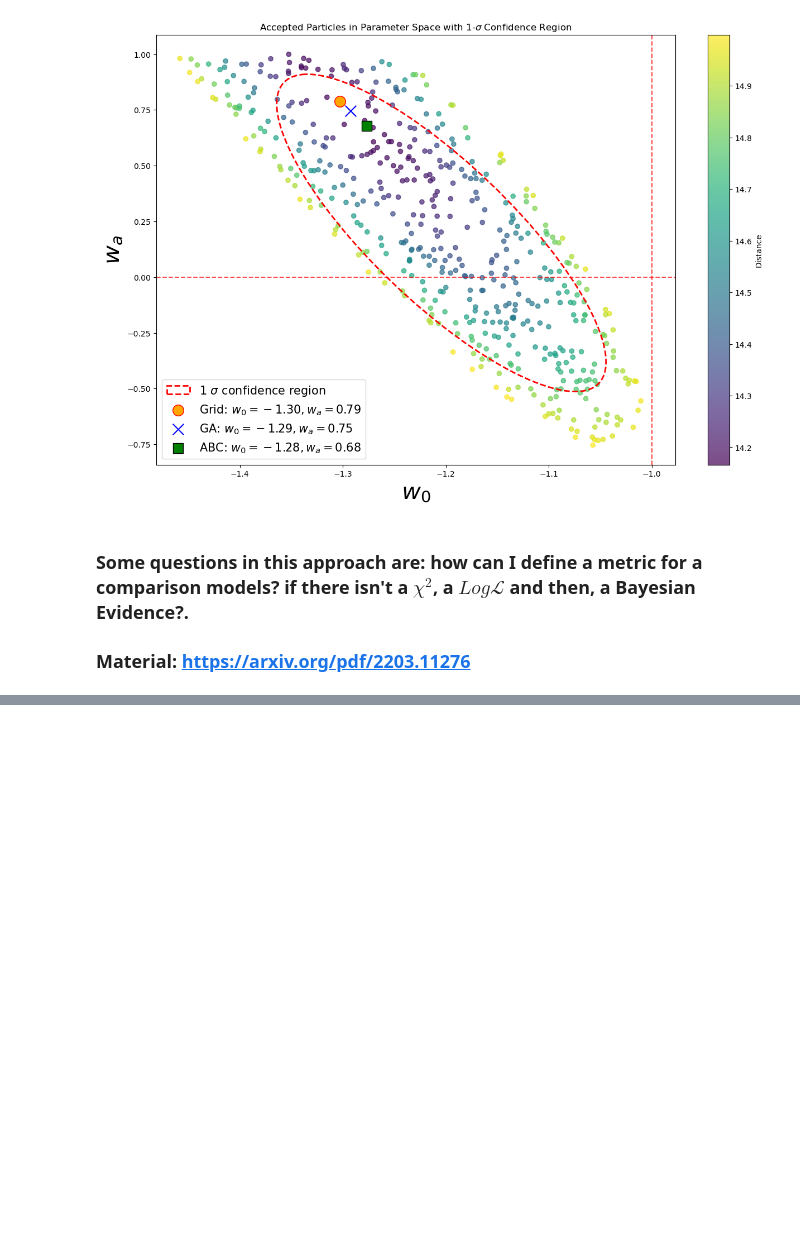
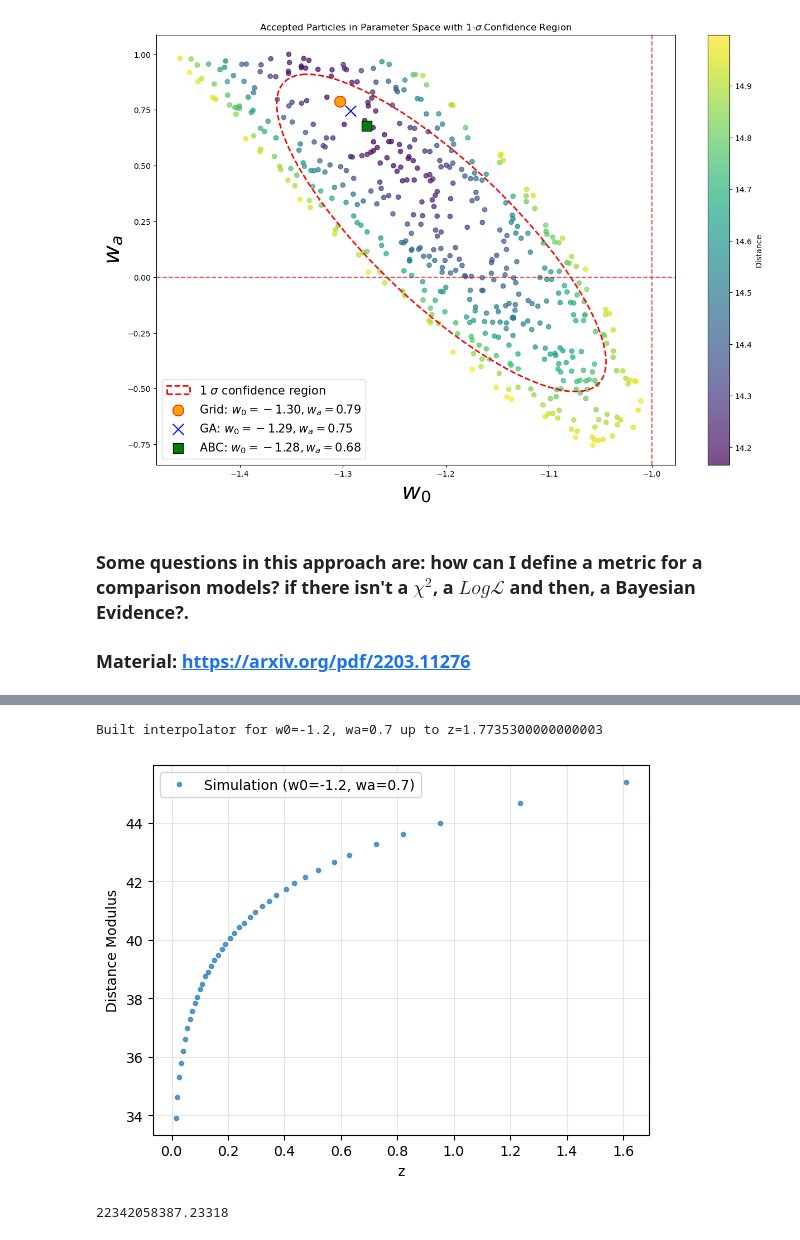
Before and after one commit to mazapataa/sbi-basic, a Jupyter notebook: tutorial_1.ipynb, the cells around one changed output, grey strips where cells are left out. Saved outputs shown, nothing was run; the diff lists cells and outputs as text; code cells hidden in the pictures; blank space fills up the shorter version.

```diff
--- a/tutorial_1.ipynb
+++ b/tutorial_1.ipynb
@@ -626,0 +775,40 @@ Correlation between $w_0$ and $w_a$: -0.814
+# %%
+# Your simulation function
+def mu_sim(w0, wa):
+    """Simulate distance modulus for given parameters and redshifts"""
+    # Build interpolator for these parameters for faster computation
+    build_luminosity_distance_interpolator(w0, wa, zmax=max(z_obs)*1.1)
+
+    mod = np.array([distance_modulus(z, w0, wa) for z in z_obs])
+    return mod
+# %%
+# Example usage
+if __name__ == "__main__":
+    # Test parameters
+    w0_test, wa_test = -1.2, 0.7
+
+    # Simulate distance moduli
+    mu_simulated = mu_sim(w0_test, wa_test)
+
+    # Plot the results
+    import matplotlib.pyplot as plt
+    plt.plot(z_obs, mu_simulated, '.', alpha=0.7, label=f'Simulation (w0={w0_test}, wa={wa_test})')
+    plt.xlabel('z')
+    plt.ylabel('Distance Modulus')
+    plt.legend()
+    plt.grid(True, alpha=0.3)
+    plt.show()
+# %% [output]
+Built interpolator for w0=-1.2, wa=0.7 up to z=1.7735300000000003
+[figure, added]
+# %%
+## Now, consider a chi-2 distance to compare both data
+cov_inv = np.linalg.inv(cov_sn)
+def distance_sn(data_sim,data_obs,cov):
+    delta = data_obs - data_sim
+    return np.dot(delta, np.dot(cov, delta))
+
+distance_test = distance_sn(mu_simulated,mu_obs,cov_inv)
+print(distance_test)
+# %% [output]
+22342058387.23318
```
Also changed, not shown: parts of 7 cells of this notebook, 2 other files.
